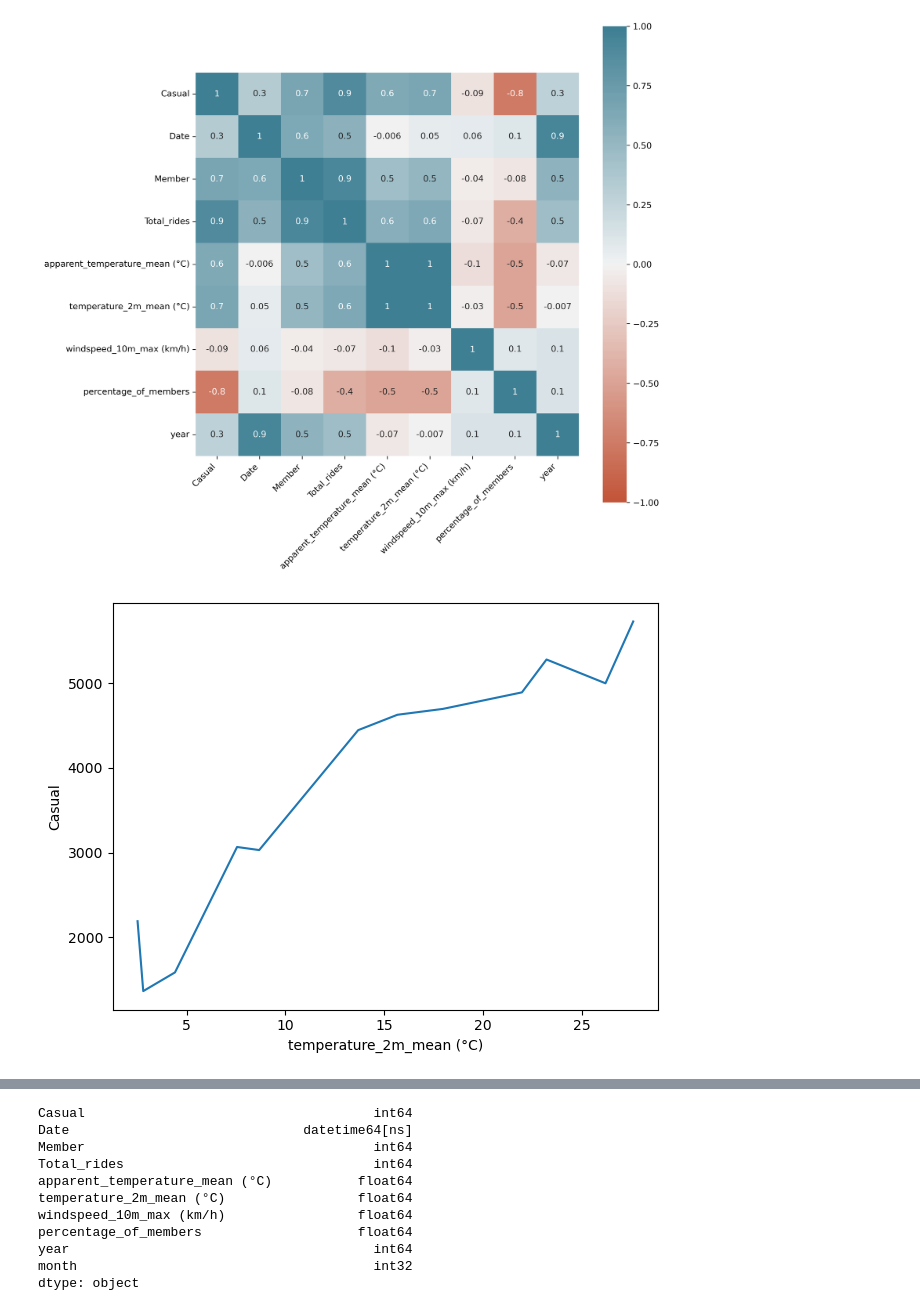
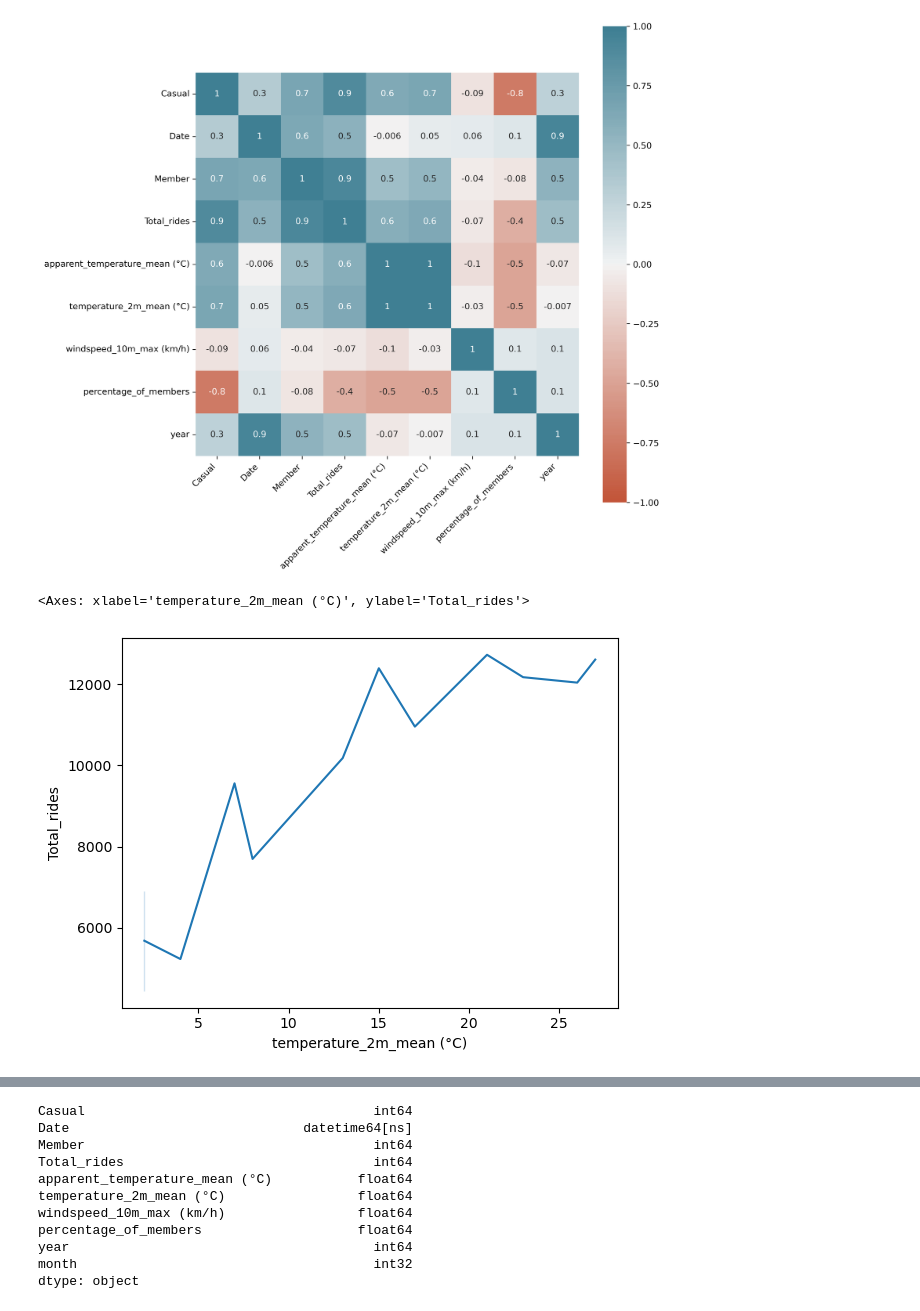
Before and after one commit to enzo253/data-science, a Jupyter notebook: bike_project/bike_data.ipynb, the cells around one changed output, grey strips where cells are left out. Saved outputs shown, nothing was run; the diff lists cells and outputs as text; code cells hidden in the pictures.

```diff
--- a/bike_project/bike_data.ipynb
+++ b/bike_project/bike_data.ipynb
@@ -314,14 +401,16 @@ ax.set_xticklabels(
 # %%
 bike_data_daily_corr['month'] = bike_data_daily_corr['Date'].dt.month
 # %%
+
 bike_data_daily_corr['year'] = bike_data_daily_corr['year'].astype(int)
 
-bike_data_daily_corr.dropna()
+bike_data_daily_corr.dropna(inplace=True)
 
 data_grouped = bike_data_daily_corr.groupby('month').mean().reset_index()
 
-sns.lineplot(data=data_grouped, x='temperature_2m_mean (°C)', y='Casual')
+data_grouped['temperature_2m_mean (°C)'] = data_grouped['temperature_2m_mean (°C)'].astype(int)
 
-plt.tight_layout()
+sns.lineplot(data=data_grouped, x='temperature_2m_mean (°C)', y='Total_rides')
 # %% [output]
+<Axes: xlabel='temperature_2m_mean (°C)', ylabel='Total_rides'>
-[figure, old version]
+[figure, new version]
```
Also changed, not shown: parts of 29 cells of this notebook.
